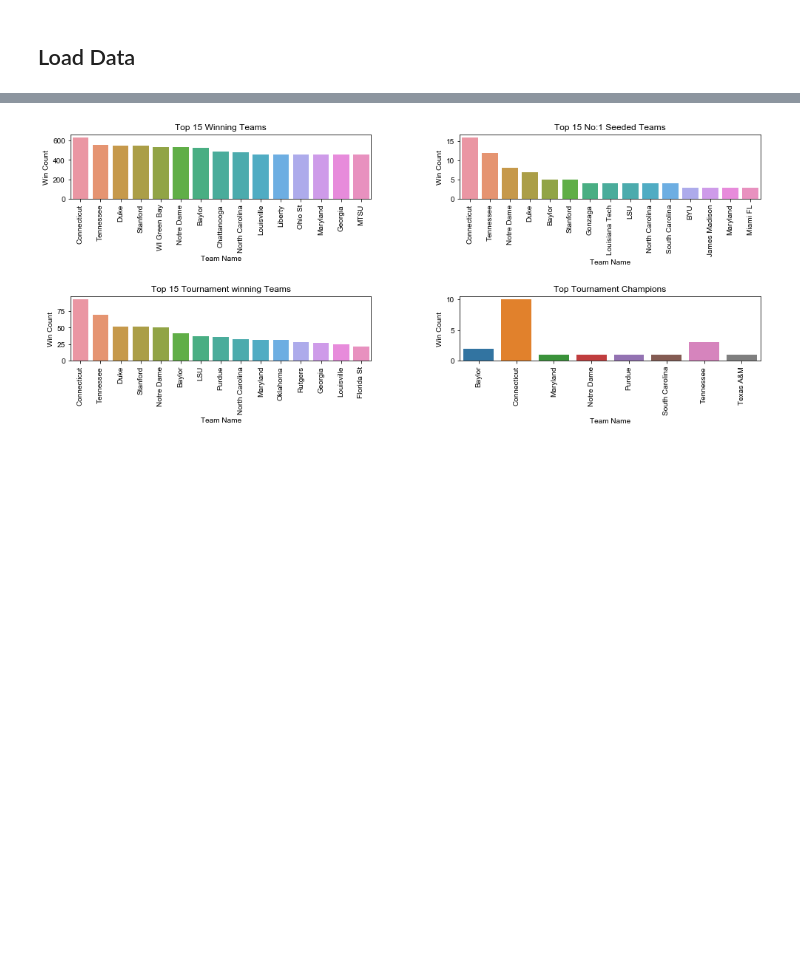
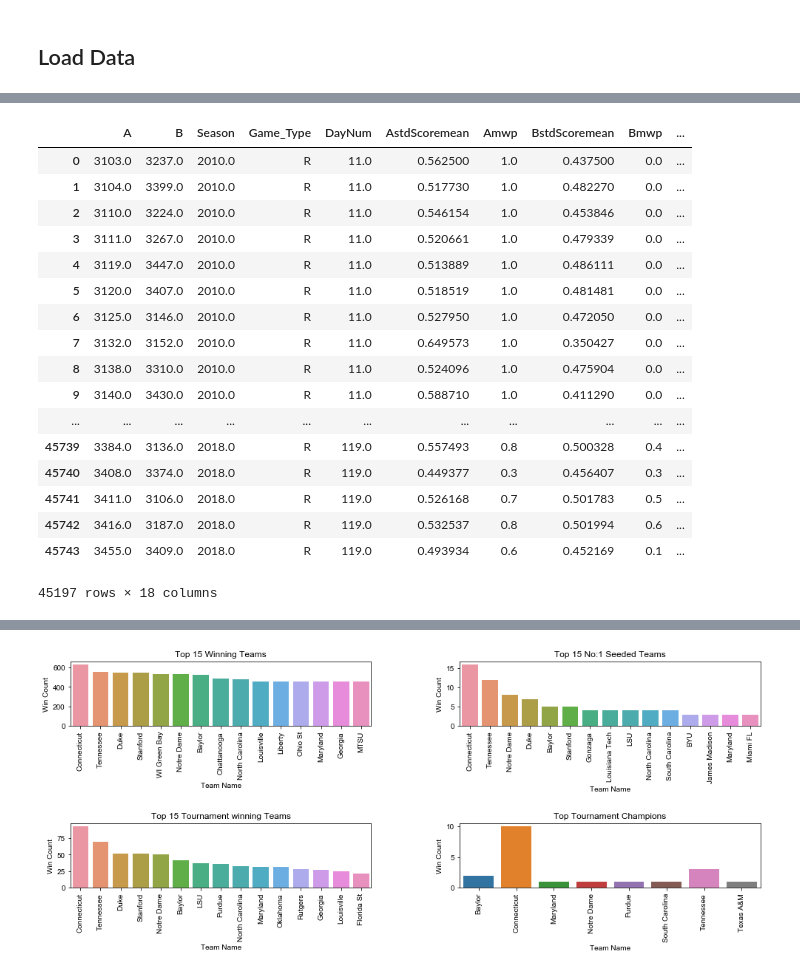
Before and after one commit to Dedomena-exerevnitis/mids-w207-kaggle, a Jupyter notebook: W207_Final_Arvindh_EDA.ipynb, the cells around one changed output, grey strips where cells are left out. Drawn from its saved outputs; the diff is of its cells as text; code cells hidden in the pictures; blank space fills up the shorter version.

```diff
--- a/W207_Final_Arvindh_EDA.ipynb
+++ b/W207_Final_Arvindh_EDA.ipynb
@@ -61,0 +704,64 @@ df_tour_compact = pd.merge(left=df_tour_compact, right=df_teams_l, how='left', o
+# %%
+#sk2[['A','B','Season', 'Game_Type', 'DayNum','AstdScoremean', 'Amwp', 'BstdScoremean', 'Bmwp','AwH2H', 'BwH2H', 'AstdscoreH2H',
+#       'BStdscoreH2H','aH2HCount']].tail()
+
+def func3(x):
+    mavg = 10
+
+    if((x['AwH2H']==0) | (x['BwH2H']==0)):
+        if((x['AwH2H']==0) & (x['aH2HCount'] <=5)):
+
+            #print((0.5 - ((x['aH2HCount'])/mavg)),(0.5 + ((x['aH2HCount'])/mavg)),(x['aH2HCount']/mavg))
+
+            x['AnwH2H'] = (0.5 - ((x['aH2HCount'])/mavg))
+            x['BnwH2H'] = (0.5 + ((x['aH2HCount'])/mavg))
+            x['gamecountweight'] = x['aH2HCount']/mavg
+
+        if((x['AwH2H']==0) & (x['aH2HCount'] > 5)):
+
+            #print((0.5 - ((x['aH2HCount'])/mavg)),(0.5 + ((x['aH2HCount'])/mavg)),(x['aH2HCount']/mavg))
+
+            x['AnwH2H'] = x['AwH2H'] + 0.05
+            x['BnwH2H'] = x['BwH2H'] - 0.05
+            x['gamecountweight'] = x['aH2HCount']/mavg
+
+
+        if((x['BwH2H']==0)&(x['aH2HCount'] <=5)):
+
+            x['BnwH2H'] = (0.5 - ((x['aH2HCount'])/mavg))
+            x['AnwH2H'] = (0.5 + ((x['aH2HCount'])/mavg))
+            x['gamecountweight'] = x['aH2HCount']/mavg
+
+        if((x['BwH2H']==0)&(x['aH2HCount'] > 5)):
+
+            x['AnwH2H'] = x['AwH2H'] - 0.05
+            x['BnwH2H'] = x['BwH2H'] + 0.05
+            x['gamecountweight'] = x['aH2HCount']/mavg
+
+        return x
+
+
+
+sk2 = sk2.apply(func3,axis=1)
+
+sk2.loc[((sk2.AwH2H==0)|(sk2.BwH2H==0)),['A','B','Season', 'Game_Type', 'DayNum','AstdScoremean', 'Amwp', 'BstdScoremean', 'Bmwp','AwH2H', 'BwH2H', 'AstdscoreH2H',
+       'BStdscoreH2H','aH2HCount','gamecountweight','AnwH2H','BnwH2H','gamecountweight']]
+# %% [output]
+|  | A | B | Season | Game_Type | DayNum | AstdScoremean | Amwp | BstdScoremean | Bmwp | ... |
+| 0 | 3103.0 | 3237.0 | 2010.0 | R | 11.0 | 0.562500 | 1.0 | 0.437500 | 0.0 | ... |
+| 1 | 3104.0 | 3399.0 | 2010.0 | R | 11.0 | 0.517730 | 1.0 | 0.482270 | 0.0 | ... |
+| 2 | 3110.0 | 3224.0 | 2010.0 | R | 11.0 | 0.546154 | 1.0 | 0.453846 | 0.0 | ... |
+| 3 | 3111.0 | 3267.0 | 2010.0 | R | 11.0 | 0.520661 | 1.0 | 0.479339 | 0.0 | ... |
+| 4 | 3119.0 | 3447.0 | 2010.0 | R | 11.0 | 0.513889 | 1.0 | 0.486111 | 0.0 | ... |
+| 5 | 3120.0 | 3407.0 | 2010.0 | R | 11.0 | 0.518519 | 1.0 | 0.481481 | 0.0 | ... |
+| 6 | 3125.0 | 3146.0 | 2010.0 | R | 11.0 | 0.527950 | 1.0 | 0.472050 | 0.0 | ... |
+| 7 | 3132.0 | 3152.0 | 2010.0 | R | 11.0 | 0.649573 | 1.0 | 0.350427 | 0.0 | ... |
+| 8 | 3138.0 | 3310.0 | 2010.0 | R | 11.0 | 0.524096 | 1.0 | 0.475904 | 0.0 | ... |
+| 9 | 3140.0 | 3430.0 | 2010.0 | R | 11.0 | 0.588710 | 1.0 | 0.411290 | 0.0 | ... |
+| ... | ... | ... | ... | ... | ... | ... | ... | ... | ... | ... |
+| 45739 | 3384.0 | 3136.0 | 2018.0 | R | 119.0 | 0.557493 | 0.8 | 0.500328 | 0.4 | ... |
+| 45740 | 3408.0 | 3374.0 | 2018.0 | R | 119.0 | 0.449377 | 0.3 | 0.456407 | 0.3 | ... |
+| 45741 | 3411.0 | 3106.0 | 2018.0 | R | 119.0 | 0.526168 | 0.7 | 0.501783 | 0.5 | ... |
+| 45742 | 3416.0 | 3187.0 | 2018.0 | R | 119.0 | 0.532537 | 0.8 | 0.501994 | 0.6 | ... |
+| 45743 | 3455.0 | 3409.0 | 2018.0 | R | 119.0 | 0.493934 | 0.6 | 0.452169 | 0.1 | ... |
+45197 rows × 18 columns
```
Also changed, not shown: parts of 42 cells of this notebook, 2 other files.
